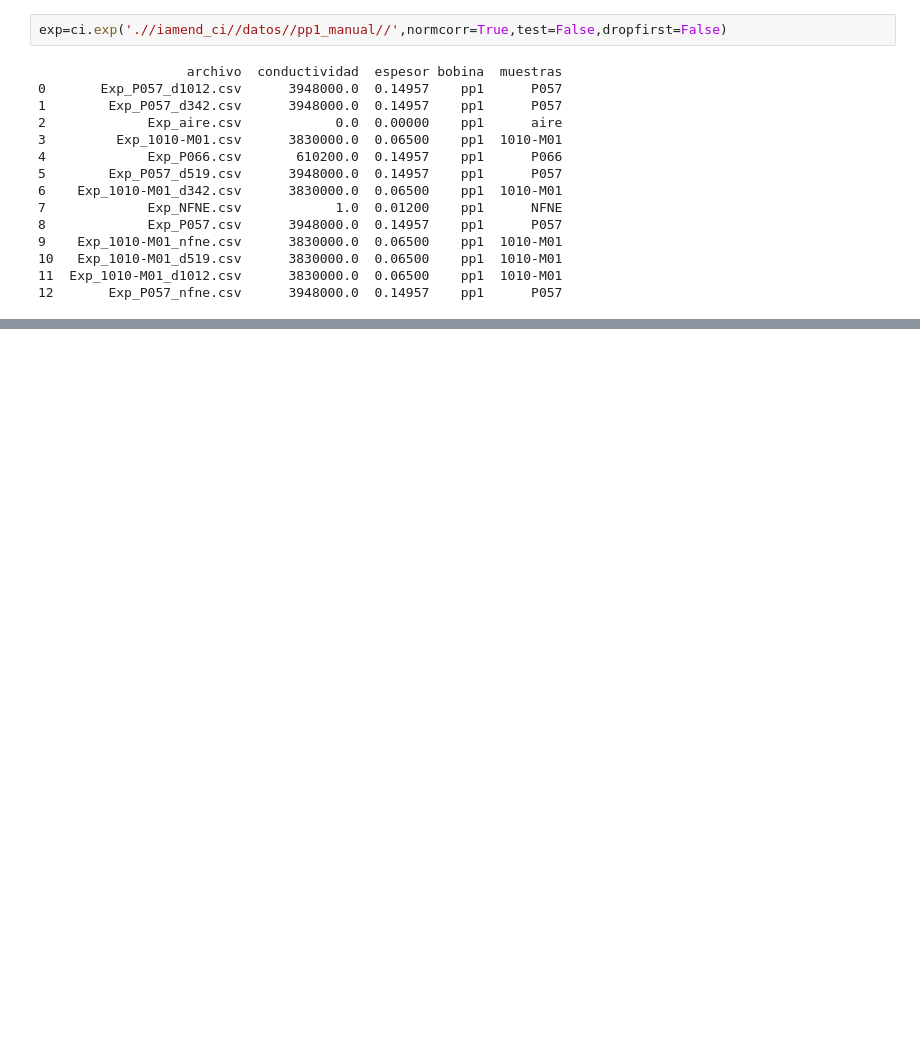
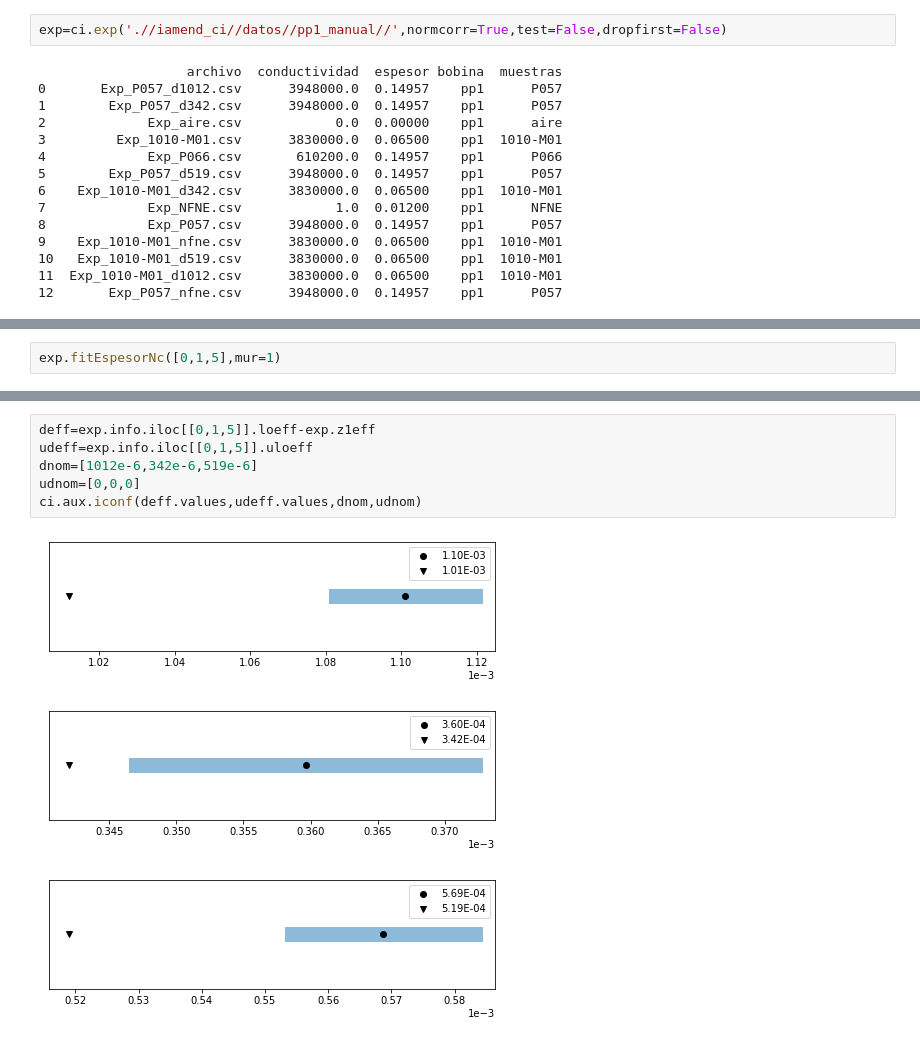
Before and after one commit to carabedo/iamend_test, a Jupyter notebook: manual.ipynb, the cells around one changed output, grey strips where cells are left out. Saved outputs shown, nothing was run; the diff lists cells and outputs as text; blank space fills up the shorter version.

```diff
--- a/manual.ipynb
+++ b/manual.ipynb
@@ -79,0 +78,2 @@ dir(fig)
+# %%
+exp.fitEspesorNc([0,1,5],mur=1)
@@ -79,0 +95,10 @@ dir(fig)
+# %%
+deff=exp.info.iloc[[0,1,5]].loeff-exp.z1eff
+udeff=exp.info.iloc[[0,1,5]].uloeff
+dnom=[1012e-6,342e-6,519e-6]
+udnom=[0,0,0]
+ci.aux.iconf(deff.values,udeff.values,dnom,udnom)
+# %% [output]
+[figure, added]
+[figure, added]
+[figure, added]
```
Also changed, not shown: parts of 13 cells of this notebook, 7 other files.
